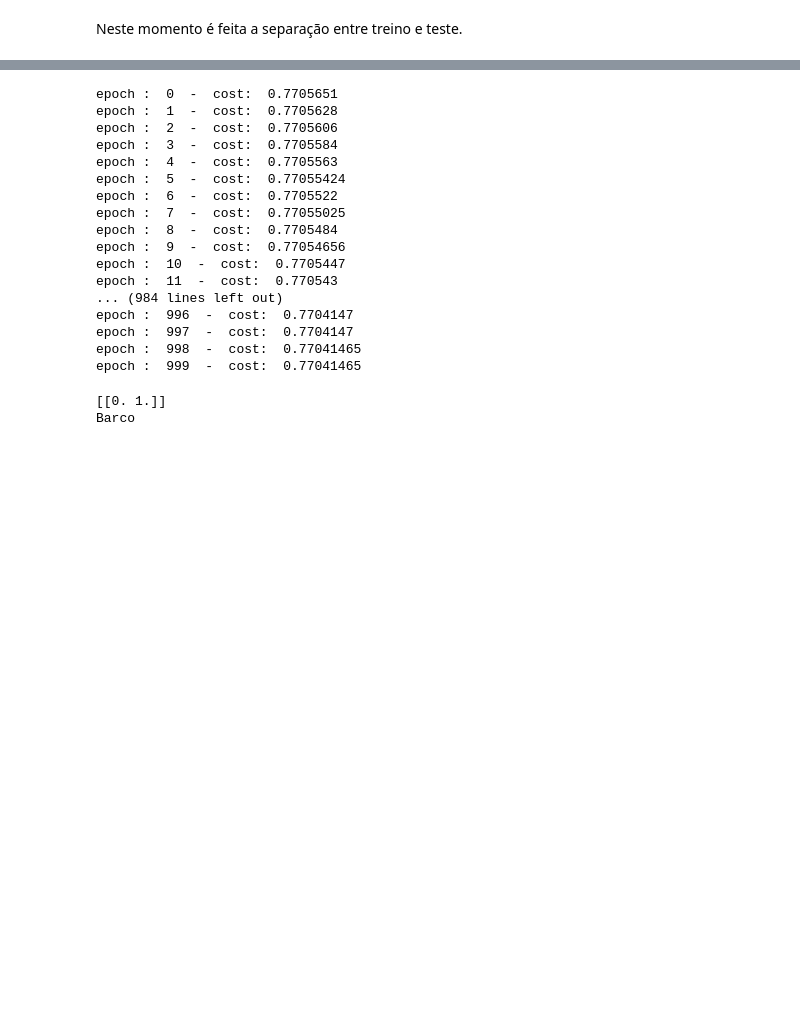
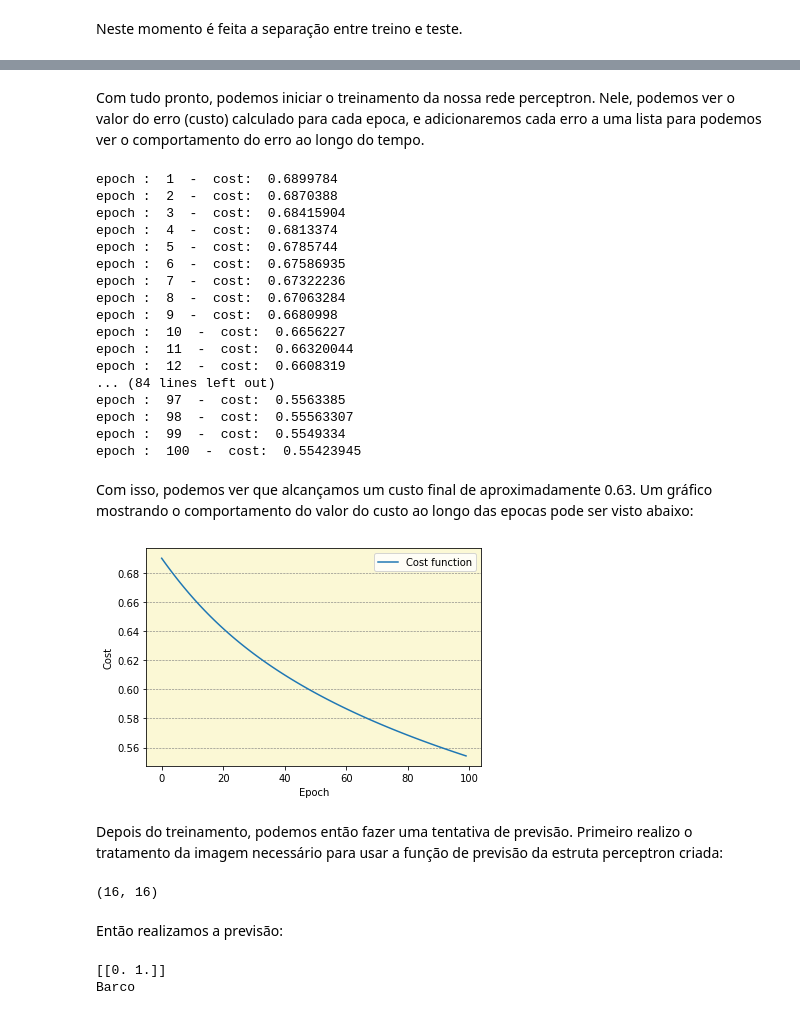
Before and after one commit to HumbertoTavora/classical-classifier, a Jupyter notebook: Classical_ClassifierPERCEPTRON.ipynb, the cells around one changed output, grey strips where cells are left out. Drawn from its saved outputs; the diff is of its cells as text; code cells hidden in the pictures; blank space fills up the shorter version.

Commit message:
Calculo da acuracia e correção de epocas

```diff
--- a/Classical_ClassifierPERCEPTRON.ipynb
+++ b/Classical_ClassifierPERCEPTRON.ipynb
@@ -105,7 +107,7 @@ print(y)
 Neste momento é feita a separação entre treino e teste.
 # %%
 x,Y = shuffle(x,y, random_state=1)
-train_x, test_x, train_y, test_y = train_test_split(images, Y, test_size=0.30, random_state=415)
+train_x, test_x, train_y, test_y = train_test_split(images, Y, test_size=0.375, random_state=415)
 # %%
 print(train_x.shape)
 print(train_y.shape)
@@ -129,7 +131,7 @@ Logo:
 # %%
-train_x=np.reshape(train_x,(70,10800))
+train_x=np.reshape(train_x,(50,256))
 print(train_x.shape)
 
-test_x=np.reshape(test_x,(30,10800))
+test_x=np.reshape(test_x,(30,256))
 test_x.shape
 # %% [output]
@@ -138,11 +155,10 @@ test_x.shape
 # %%
-learning_rate = 0.20
-training_epochs = 1000
-n_dim=60
+learning_rate = 0.10
+training_epochs = 100
 n_class=2
 
 
-Perceptron_x = tf.compat.v1.placeholder(tf.float32, [None, 10800])
-Perceptron_W = tf.Variable(tf.zeros([10800,n_class]))
+Perceptron_x = tf.compat.v1.placeholder(tf.float32, [None, 256])
+Perceptron_W = tf.Variable(tf.zeros([256,n_class]))
 Perceptron_b = tf.Variable(tf.zeros([n_class]))
 Perceptron_y = tf.compat.v1.placeholder(tf.float32,[None,n_class])
@@ -152,6 +170,8 @@ pred = tf.nn.softmax(tf.matmul(Perceptron_x, Perceptron_W)+ Perceptron_b) # perc
 
 error_function = tf.reduce_mean(tf.nn.softmax_cross_entropy_with_logits(logits=pred, labels=Perceptron_y))
 training_step = tf.compat.v1.train.GradientDescentOptimizer(learning_rate).minimize(error_function)
+# %% [markdown]
+Com tudo pronto, podemos iniciar o treinamento da nossa rede perceptron. Nele, podemos ver o valor do erro (custo) calculado para cada epoca, e adicionaremos cada erro a uma lista para podemos ver o comportamento do erro ao longo do tempo.
 # %%
 
 sess = tf.compat.v1.Session()
@@ -163,22 +183,22 @@ for epoch in range(training_epochs):
     sess.run(training_step,feed_dict={Perceptron_x:train_x,Perceptron_y:train_y})
     cost = sess.run(error_function,feed_dict={Perceptron_x: train_x,Perceptron_y: train_y})
     cost_history = np.append(cost_history,cost)
-    print('epoch : ', epoch,  ' - ', 'cost: ', cost)
+    print('epoch : ', epoch+1,  ' - ', 'cost: ', cost)
 # %% [output]
-epoch :  0  -  cost:  0.7705651
-epoch :  1  -  cost:  0.7705628
-epoch :  2  -  cost:  0.7705606
-epoch :  3  -  cost:  0.7705584
-epoch :  4  -  cost:  0.7705563
-epoch :  5  -  cost:  0.77055424
-epoch :  6  -  cost:  0.7705522
-epoch :  7  -  cost:  0.77055025
-epoch :  8  -  cost:  0.7705484
-epoch :  9  -  cost:  0.77054656
-epoch :  10  -  cost:  0.7705447
-epoch :  11  -  cost:  0.770543
-... (984 lines left out)
-epoch :  996  -  cost:  0.7704147
-epoch :  997  -  cost:  0.7704147
-epoch :  998  -  cost:  0.77041465
-epoch :  999  -  cost:  0.77041465
+epoch :  1  -  cost:  0.6899784
+epoch :  2  -  cost:  0.6870388
+epoch :  3  -  cost:  0.68415904
+epoch :  4  -  cost:  0.6813374
+epoch :  5  -  cost:  0.6785744
+epoch :  6  -  cost:  0.67586935
+epoch :  7  -  cost:  0.67322236
+epoch :  8  -  cost:  0.67063284
+epoch :  9  -  cost:  0.6680998
+epoch :  10  -  cost:  0.6656227
+epoch :  11  -  cost:  0.66320044
+epoch :  12  -  cost:  0.6608319
+... (84 lines left out)
+epoch :  97  -  cost:  0.5563385
+epoch :  98  -  cost:  0.55563307
+epoch :  99  -  cost:  0.5549334
+epoch :  100  -  cost:  0.55423945
@@ -191,3 +205,30 @@ image = np.reshape(image,(1,10800))
+# %% [markdown]
+Com isso, podemos ver que alcançamos um custo final de aproximadamente 0.63. Um gráfico mostrando o comportamento do valor do custo ao longo das epocas pode ser visto abaixo:
+# %%
+fig, ax = plt.subplots()
+ax.plot(cost_history, label='Cost function')
+ax.legend()
+ax.grid(color='grey', linestyle='--', linewidth=0.6, axis='y')
+ax.set_facecolor('#FBF8D5')
+ax.set_ylabel('Cost')
+ax.set_xlabel('Epoch')
+plt.show()
+# %% [output]
+[figure, added]
+# %% [markdown]
+Depois do treinamento, podemos então fazer uma tentativa de previsão. Primeiro realizo o tratamento da imagem necessário para usar a função de previsão da estruta perceptron criada:
+# %%
+img = cv2.imread('test4.jpg')
+img = cv2.cvtColor(img, cv2.COLOR_BGR2GRAY)
+img = cv2.resize(img,(sizeExpected, sizeExpected))
+img = np.array(img)
+
+print(img.shape)
+image = np.reshape(img,(1,256))
+# %% [output]
+(16, 16)
+# %% [markdown]
+Então realizamos a previsão:
 # %%
 result = sess.run(pred, feed_dict={Perceptron_x: image})
 print(result)
```
Also changed, not shown: parts of 14 cells of this notebook.
